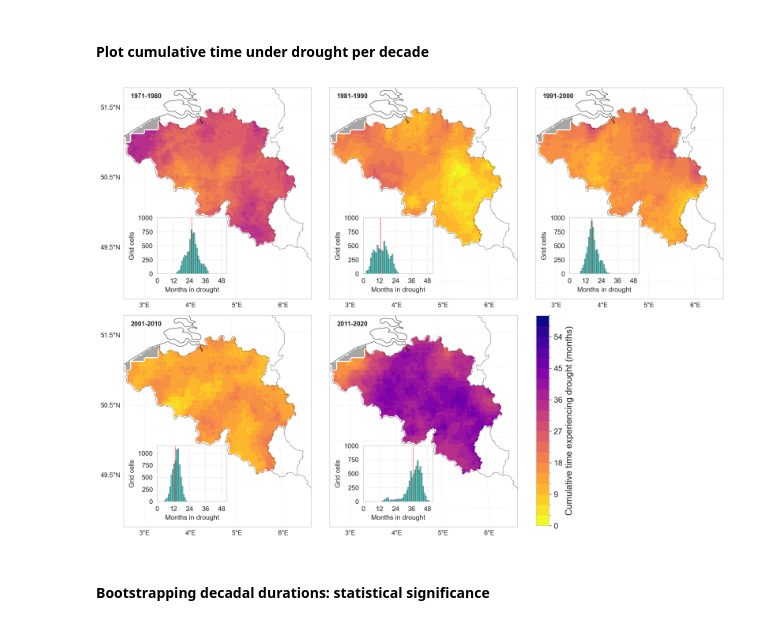
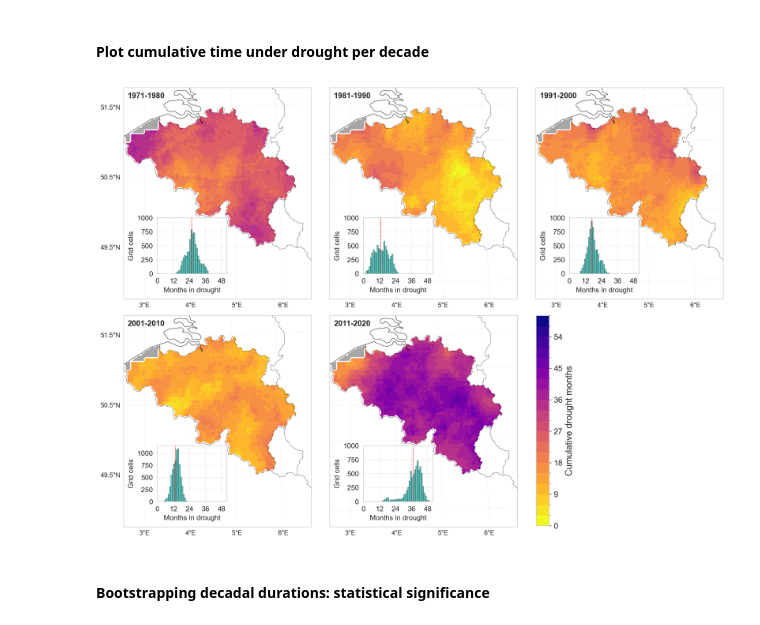
Before and after one commit to klekarkar/mHM_IO_dataprocessing, a Jupyter notebook: SMI_journal_plotting.ipynb, the cells around one changed output. Saved outputs shown, nothing was run; the diff lists cells and outputs as text; code cells hidden in the pictures.

```diff
--- a/SMI_journal_plotting.ipynb
+++ b/SMI_journal_plotting.ipynb
@@ -328,7 +337,7 @@ for i, (decade, maps) in enumerate(decadal_durations.items()):
 
     ax.set_title("")
     ax.text(0.12, 0.95, f'{decade}',
-            transform=ax.transAxes, ha='center', fontsize=10, fontweight='bold')
+            transform=ax.transAxes, ha='center', fontsize=12, fontweight='bold')
 
     # Add inset histogram
     inset_ax = inset_axes(
@@ -340,39 +349,39 @@ for i, (decade, maps) in enumerate(decadal_durations.items()):
         bbox_transform=ax.transAxes,
         borderpad=0
     )
 
     flat = d_map.values.flatten()
     flat = flat[~np.isnan(flat)]
     flat = flat[flat > 0]
 
     if len(flat) > 0:
         bins = np.arange(int(flat.min()), int(flat.max()) + 1, 1.0)
         mean_duration = np.mean(flat)
         inset_ax.hist(flat, bins=bins, color='lightseagreen', edgecolor='black', linewidth=0.4, alpha=0.7)
         inset_ax.axvline(mean_duration, color='red', linestyle='--', linewidth=0.7)
         inset_ax.set_xticks(np.arange(0, 50, 12))
         inset_ax.set_yticks(np.arange(0, 1010, 250))
-        inset_ax.tick_params(axis='x', labelsize=10.5)
-        inset_ax.tick_params(axis='y', labelsize=10.5)
-        inset_ax.set_ylabel('Grid cells', fontsize=10.5)
+        inset_ax.tick_params(axis='x', labelsize=11)
+        inset_ax.tick_params(axis='y', labelsize=11)
+        inset_ax.set_ylabel('Grid cells', fontsize=11)
         inset_ax.set_xlim(0, 52)
         inset_ax.grid(True, alpha=0.3)
-        inset_ax.set_xlabel('Months in drought', fontsize=10.5)
+        inset_ax.set_xlabel('Months in drought', fontsize=11)
 
 # Remove unused subplot
 fig.delaxes(axes[-1])
 
 # Shared colorbar
 cbar_ax = fig.add_axes([0.69, 0.038, 0.02, 0.454]) #left, bottom, width, height
 
 cbar = fig.colorbar(im, cax=cbar_ax, orientation='vertical')
-cbar.set_label('Cumulative time experiencing drought (months)', fontsize=14)
+cbar.set_label('Cumulative drought months', fontsize=14)
 cbar_ax.tick_params(labelsize=12.5)  # adjust tick label size here
 
 plt.tight_layout()
 plt.show()
 # %% [output]
-[figure, old version]
+[figure, new version]
 # %% [markdown]
 #### Bootstrapping decadal durations: statistical significance
 # %%
```
Also changed, not shown: parts of 8 cells of this notebook, 14 other files.
